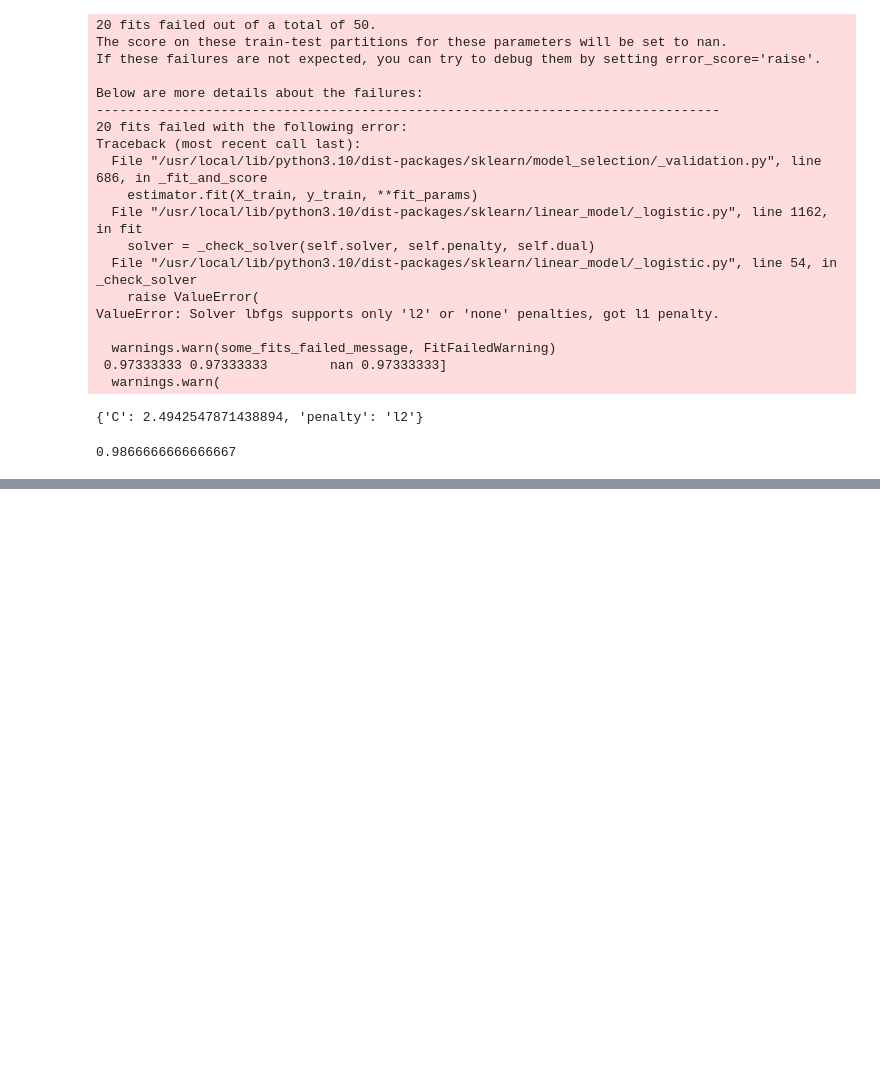
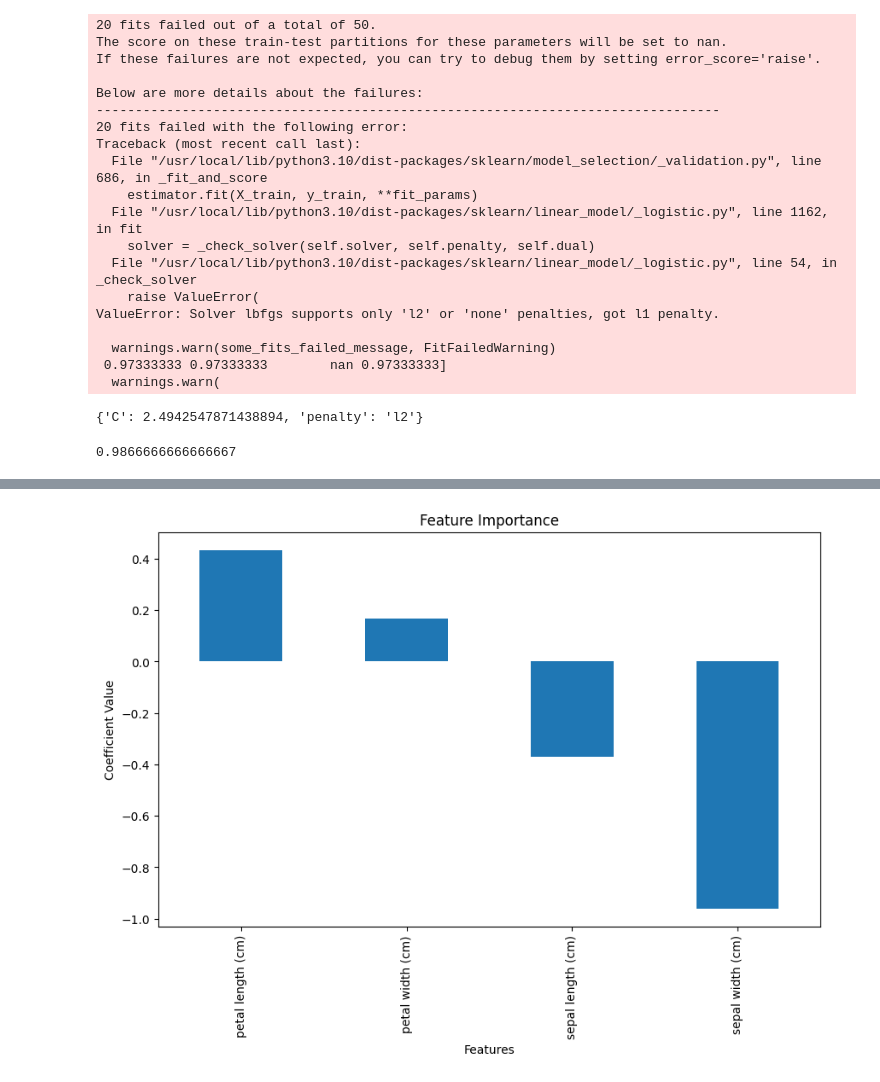
Before and after one commit to Mahdiyeh-Asgharpour/iris, a Jupyter notebook: iris_project.ipynb, the cells around one changed output, grey strips where cells are left out. Cells and saved outputs as stored; diff of their text form; code cells hidden in the pictures; blank space fills up the shorter version.

```diff
--- a/iris_project.ipynb
+++ b/iris_project.ipynb
@@ -406,0 +444,20 @@ val_score
+# %%
+logit = OneVsRestClassifier(LogisticRegression(max_iter=10000, solver='liblinear'))
+distributions = dict(estimator__C=uniform(loc=0, scale=4), estimator__penalty=['l2', 'l1'])
+clf = RandomizedSearchCV(logit, distributions, random_state=0, cv=5)
+search = clf.fit(X_train, y_train)
+best_model = search.best_estimator_
+def plot_feature_importance(model, feature_names):
+    coefs = np.mean([est.coef_[0] for est in model.estimators_], axis=0)
+    feature_importance = pd.Series(coefs, index=feature_names)
+    feature_importance = feature_importance.sort_values(ascending=False)
+
+    plt.figure(figsize=(10, 6))
+    feature_importance.plot(kind='bar')
+    plt.title('Feature Importance')
+    plt.xlabel('Features')
+    plt.ylabel('Coefficient Value')
+    plt.show()
+plot_feature_importance(best_model, iris.feature_names)
+# %% [output]
+[figure, added]
```
Also changed, not shown: parts of 4 cells of this notebook.
